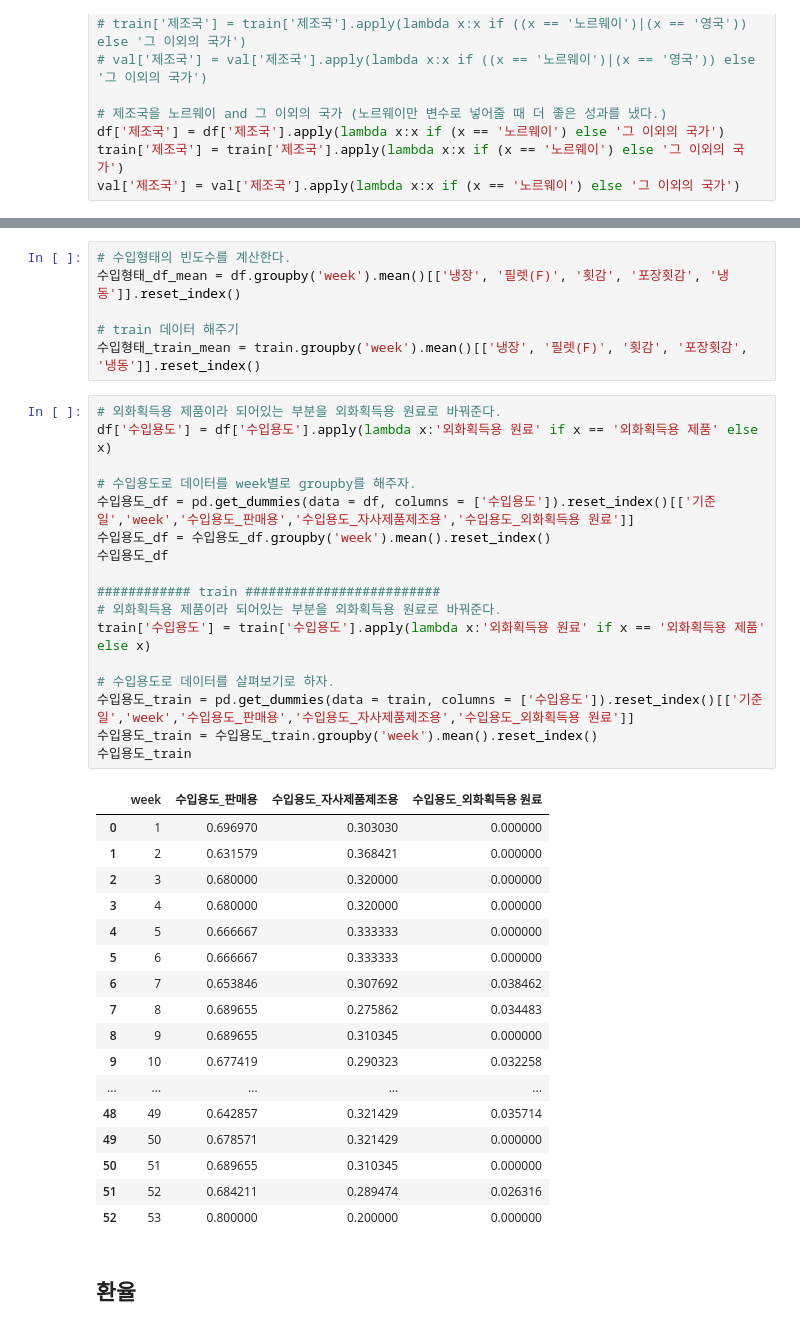
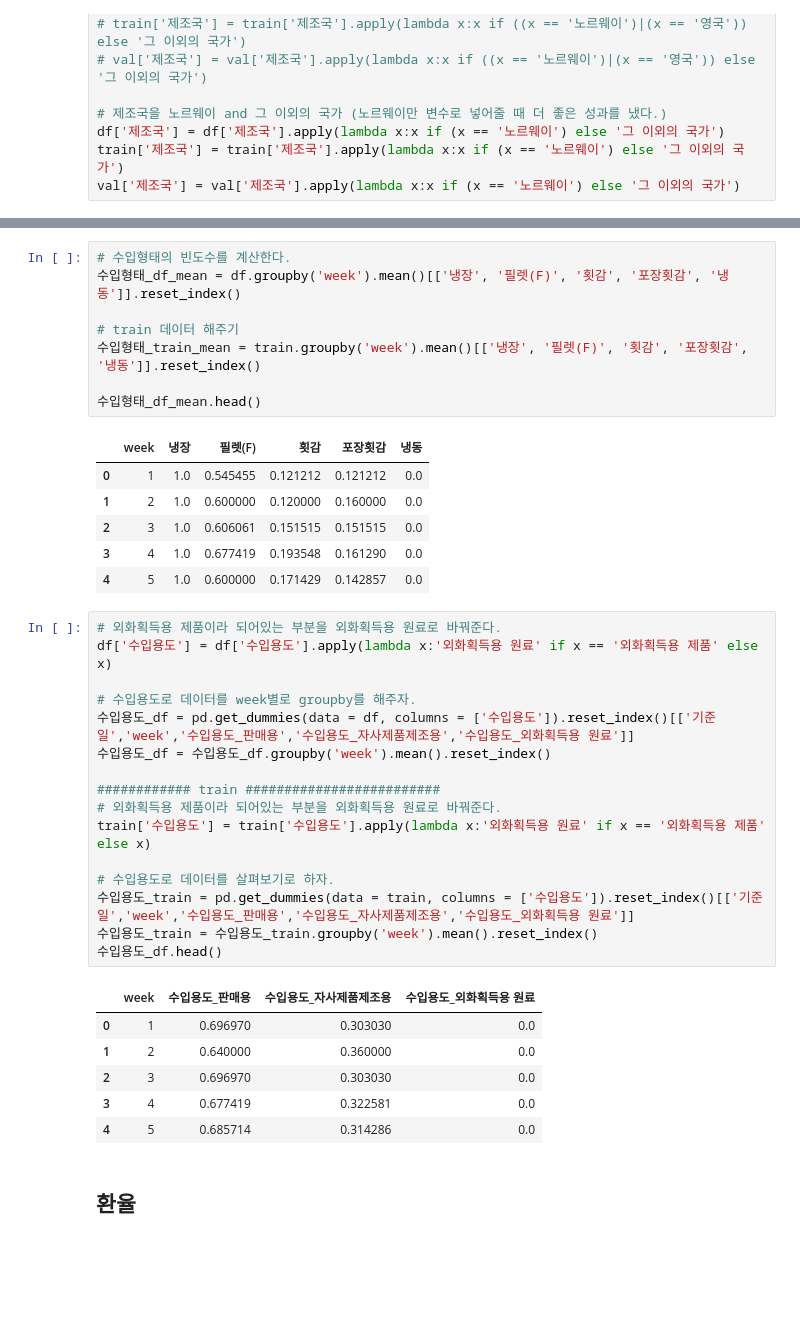
Before and after one commit to qkrwjdduf159/BigContest, a Jupyter notebook: final_analysis(연어).ipynb, the cells around one changed output, grey strips where cells are left out. Saved outputs shown, nothing was run; the diff lists cells and outputs as text; blank space fills up the shorter version.

```diff
--- a/final_analysis(연어).ipynb
+++ b/final_analysis(연어).ipynb
@@ -353,41 +361,38 @@ sns.barplot(data =df, x = 'week', y = 'target', hue = '제조국', ax = ax[1])
 
 # train 데이터 해주기
 수입형태_train_mean = train.groupby('week').mean()[['냉장', '필렛(F)', '횟감', '포장횟감', '냉동']].reset_index()
+
+수입형태_df_mean.head()
+# %% [output]
+|  | week | 냉장 | 필렛(F) | 횟감 | 포장횟감 | 냉동 |
+| 0 | 1 | 1.0 | 0.545455 | 0.121212 | 0.121212 | 0.0 |
+| 1 | 2 | 1.0 | 0.600000 | 0.120000 | 0.160000 | 0.0 |
+| 2 | 3 | 1.0 | 0.606061 | 0.151515 | 0.151515 | 0.0 |
+| 3 | 4 | 1.0 | 0.677419 | 0.193548 | 0.161290 | 0.0 |
+| 4 | 5 | 1.0 | 0.600000 | 0.171429 | 0.142857 | 0.0 |
 # %%
 # 외화획득용 제품이라 되어있는 부분을 외화획득용 원료로 바꿔준다.
 df['수입용도'] = df['수입용도'].apply(lambda x:'외화획득용 원료' if x == '외화획득용 제품' else x)
 
 # 수입용도로 데이터를 week별로 groupby를 해주자.
 수입용도_df = pd.get_dummies(data = df, columns = ['수입용도']).reset_index()[['기준일','week','수입용도_판매용','수입용도_자사제품제조용','수입용도_외화획득용 원료']]
 수입용도_df = 수입용도_df.groupby('week').mean().reset_index()
-수입용도_df
 
 ############ train #########################
 # 외화획득용 제품이라 되어있는 부분을 외화획득용 원료로 바꿔준다.
 train['수입용도'] = train['수입용도'].apply(lambda x:'외화획득용 원료' if x == '외화획득용 제품' else x)
 
 # 수입용도로 데이터를 살펴보기로 하자.
 수입용도_train = pd.get_dummies(data = train, columns = ['수입용도']).reset_index()[['기준일','week','수입용도_판매용','수입용도_자사제품제조용','수입용도_외화획득용 원료']]
 수입용도_train = 수입용도_train.groupby('week').mean().reset_index()
-수입용도_train
+수입용도_df.head()
 # %% [output]
 |  | week | 수입용도_판매용 | 수입용도_자사제품제조용 | 수입용도_외화획득용 원료 |
-| 0 | 1 | 0.696970 | 0.303030 | 0.000000 |
-| 1 | 2 | 0.631579 | 0.368421 | 0.000000 |
-| 2 | 3 | 0.680000 | 0.320000 | 0.000000 |
-| 3 | 4 | 0.680000 | 0.320000 | 0.000000 |
-| 4 | 5 | 0.666667 | 0.333333 | 0.000000 |
-| 5 | 6 | 0.666667 | 0.333333 | 0.000000 |
-| 6 | 7 | 0.653846 | 0.307692 | 0.038462 |
-| 7 | 8 | 0.689655 | 0.275862 | 0.034483 |
-| 8 | 9 | 0.689655 | 0.310345 | 0.000000 |
-| 9 | 10 | 0.677419 | 0.290323 | 0.032258 |
-| ... | ... | ... | ... | ... |
-| 48 | 49 | 0.642857 | 0.321429 | 0.035714 |
-| 49 | 50 | 0.678571 | 0.321429 | 0.000000 |
-| 50 | 51 | 0.689655 | 0.310345 | 0.000000 |
-| 51 | 52 | 0.684211 | 0.289474 | 0.026316 |
-| 52 | 53 | 0.800000 | 0.200000 | 0.000000 |
+| 0 | 1 | 0.696970 | 0.303030 | 0.0 |
+| 1 | 2 | 0.640000 | 0.360000 | 0.0 |
+| 2 | 3 | 0.696970 | 0.303030 | 0.0 |
+| 3 | 4 | 0.677419 | 0.322581 | 0.0 |
+| 4 | 5 | 0.685714 | 0.314286 | 0.0 |
 # %% [markdown]
 ## 환율
 # %%
```
Also changed, not shown: parts of 15 cells of this notebook, 3 other files.
